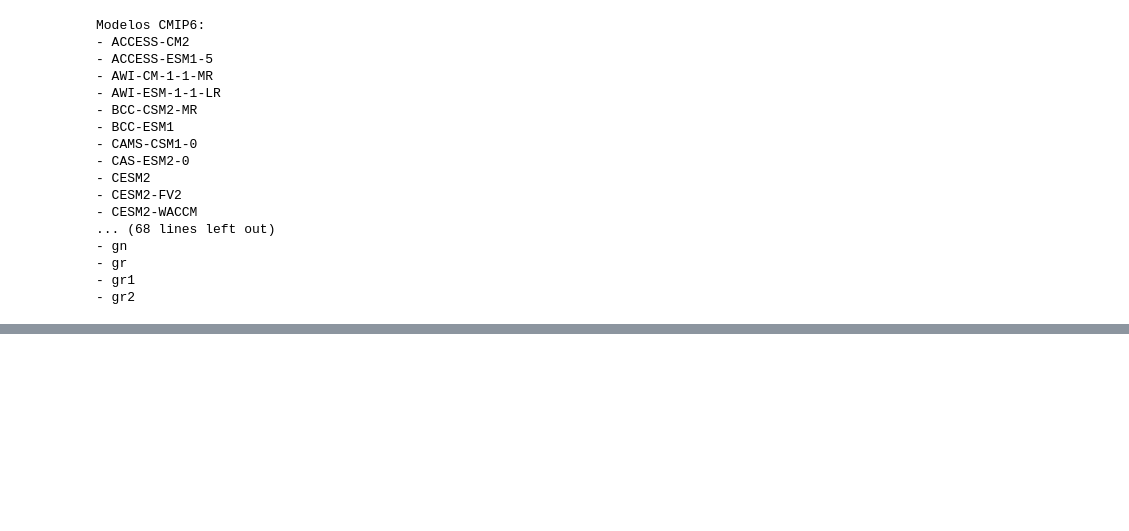
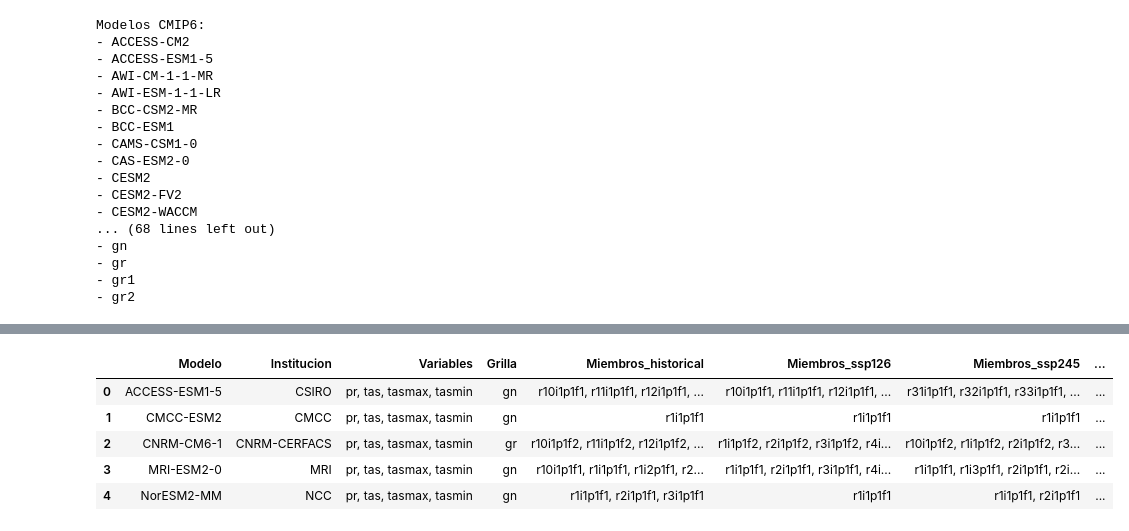
Before and after one commit to Jorgellamocca/Cambio-Clim-tico, a Jupyter notebook: cmip6_mensual_lectura_1.ipynb, the cells around one changed output, grey strips where cells are left out. Cells and saved outputs as stored; diff of their text form; code cells hidden in the pictures; blank space fills up the shorter version.

```diff
--- a/cmip6_mensual_lectura_1.ipynb
+++ b/cmip6_mensual_lectura_1.ipynb
@@ -107,0 +81,70 @@ tabla
+# %%
+import intake
+import pandas as pd
+
+# --------------------------------------------------
+# Abrir catálogo CMIP6
+# --------------------------------------------------
+cat_url = "https://storage.googleapis.com/cmip6/pangeo-cmip6.json"
+cat = intake.open_esm_datastore(cat_url)
+df = cat.df
+
+# --------------------------------------------------
+# Selección
+# --------------------------------------------------
+MODELOS = [
+    "ACCESS-ESM1-5",
+    "CMCC-ESM2",
+    "CNRM-CM6-1",
+    "MRI-ESM2-0",
+    "NorESM2-MM",
+]
+
+VARIABLES = ["pr", "tas", "tasmax", "tasmin"]
+ESCENARIOS = ["historical", "ssp126", "ssp245", "ssp370", "ssp585"]
+
+df_sel = df[
+    (df["source_id"].isin(MODELOS)) &
+    (df["variable_id"].isin(VARIABLES)) &
+    (df["experiment_id"].isin(ESCENARIOS))
+]
+
+# --------------------------------------------------
+# Función: miembros por escenario
+# --------------------------------------------------
+def miembros_por_escenario(df_modelo, escenario):
+    miembros = (
+        df_modelo[df_modelo["experiment_id"] == escenario]["member_id"]
+        .dropna()
+        .unique()
+    )
+    return ", ".join(sorted(miembros)) if len(miembros) > 0 else "-"
+
+# --------------------------------------------------
+# Construir tabla final
+# --------------------------------------------------
+filas = []
+
+for modelo, df_m in df_sel.groupby("source_id"):
+    fila = {
+        "Modelo": modelo,
+        "Institucion": ", ".join(sorted(df_m["institution_id"].dropna().unique())),
+        "Variables": ", ".join(sorted(df_m["variable_id"].unique())),
+        "Grilla": ", ".join(sorted(df_m["grid_label"].unique())),
+    }
+
+    for esc in ESCENARIOS:
+        fila[f"Miembros_{esc}"] = miembros_por_escenario(df_m, esc)
+
+    filas.append(fila)
+
+tabla_final = pd.DataFrame(filas)
+
+tabla_final
+# %% [output]
+|  | Modelo | Institucion | Variables | Grilla | Miembros_historical | Miembros_ssp126 | Miembros_ssp245 | ... |
+| 0 | ACCESS-ESM1-5 | CSIRO | pr, tas, tasmax, tasmin | gn | r10i1p1f1, r11i1p1f1, r12i1p1f1, ... | r10i1p1f1, r11i1p1f1, r12i1p1f1, ... | r31i1p1f1, r32i1p1f1, r33i1p1f1, ... | ... |
+| 1 | CMCC-ESM2 | CMCC | pr, tas, tasmax, tasmin | gn | r1i1p1f1 | r1i1p1f1 | r1i1p1f1 | ... |
+| 2 | CNRM-CM6-1 | CNRM-CERFACS | pr, tas, tasmax, tasmin | gr | r10i1p1f2, r11i1p1f2, r12i1p1f2, ... | r1i1p1f2, r2i1p1f2, r3i1p1f2, r4i... | r10i1p1f2, r1i1p1f2, r2i1p1f2, r3... | ... |
+| 3 | MRI-ESM2-0 | MRI | pr, tas, tasmax, tasmin | gn | r10i1p1f1, r1i1p1f1, r1i2p1f1, r2... | r1i1p1f1, r2i1p1f1, r3i1p1f1, r4i... | r1i1p1f1, r1i3p1f1, r2i1p1f1, r2i... | ... |
+| 4 | NorESM2-MM | NCC | pr, tas, tasmax, tasmin | gn | r1i1p1f1, r2i1p1f1, r3i1p1f1 | r1i1p1f1 | r1i1p1f1, r2i1p1f1 | ... |
```
Also changed, not shown: parts of 4 cells of this notebook.
